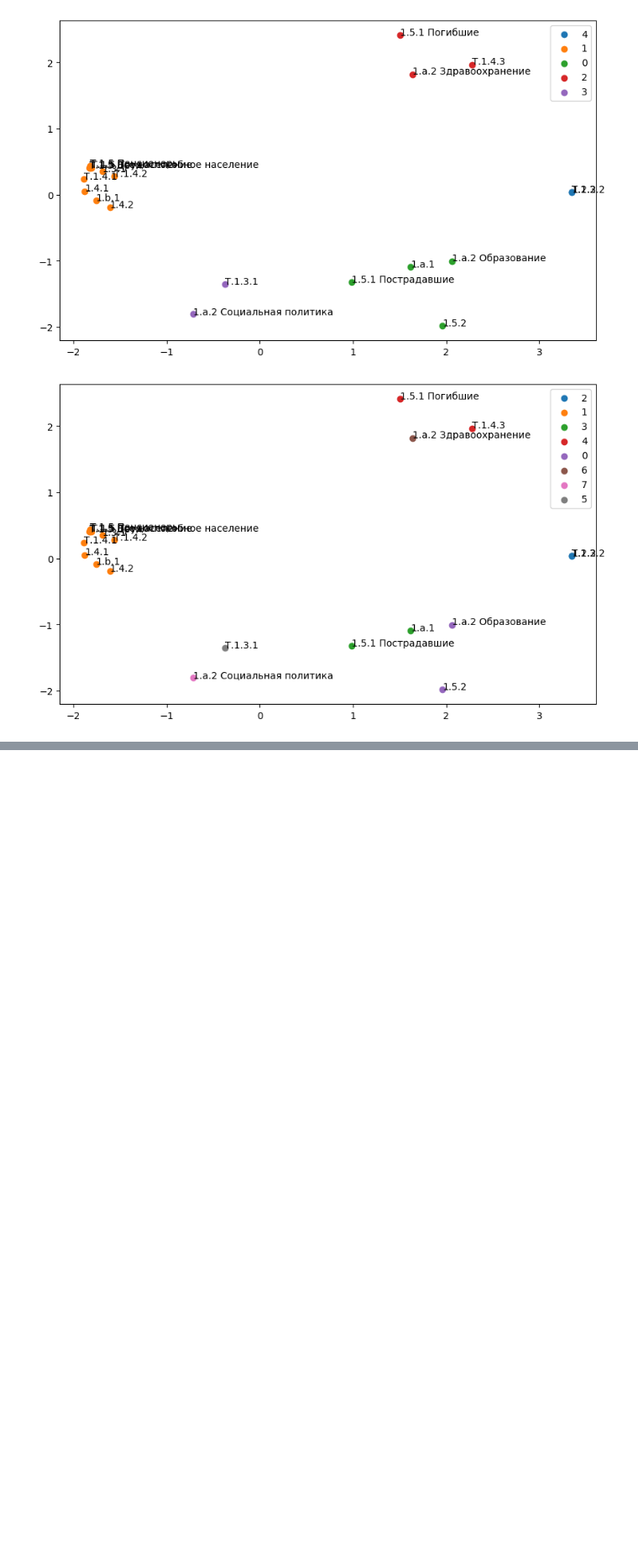
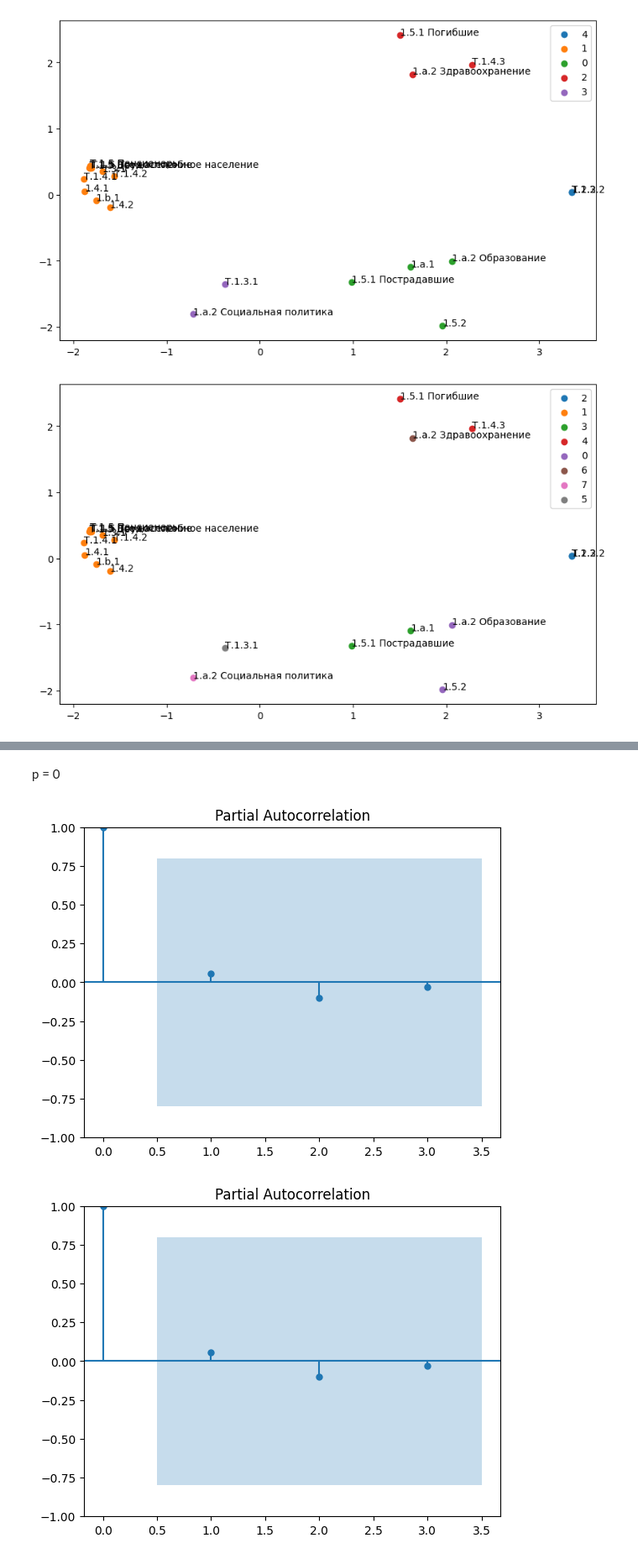
Before and after one commit to dripowner/SDG, a Jupyter notebook: main.ipynb, the cells around one changed output, grey strips where cells are left out. Shown at 84% size. Drawn from its saved outputs; the diff is of its cells as text; code cells hidden in the pictures; blank space fills up the shorter version.

```diff
--- a/main.ipynb
+++ b/main.ipynb
@@ -239,0 +314,7 @@ plot_clusters(df_dim_red, "PC1", "PC2", "before_PCA_label")
+# %% [markdown]
+p = 0
+# %%
+plot_pacf(scaled_df_ro.T['Т.1.4.3'].values[:-1])
+# %% [output]
+[figure, added]
+[figure, added]
```
Also changed, not shown: parts of 25 cells of this notebook, 1 other file.
